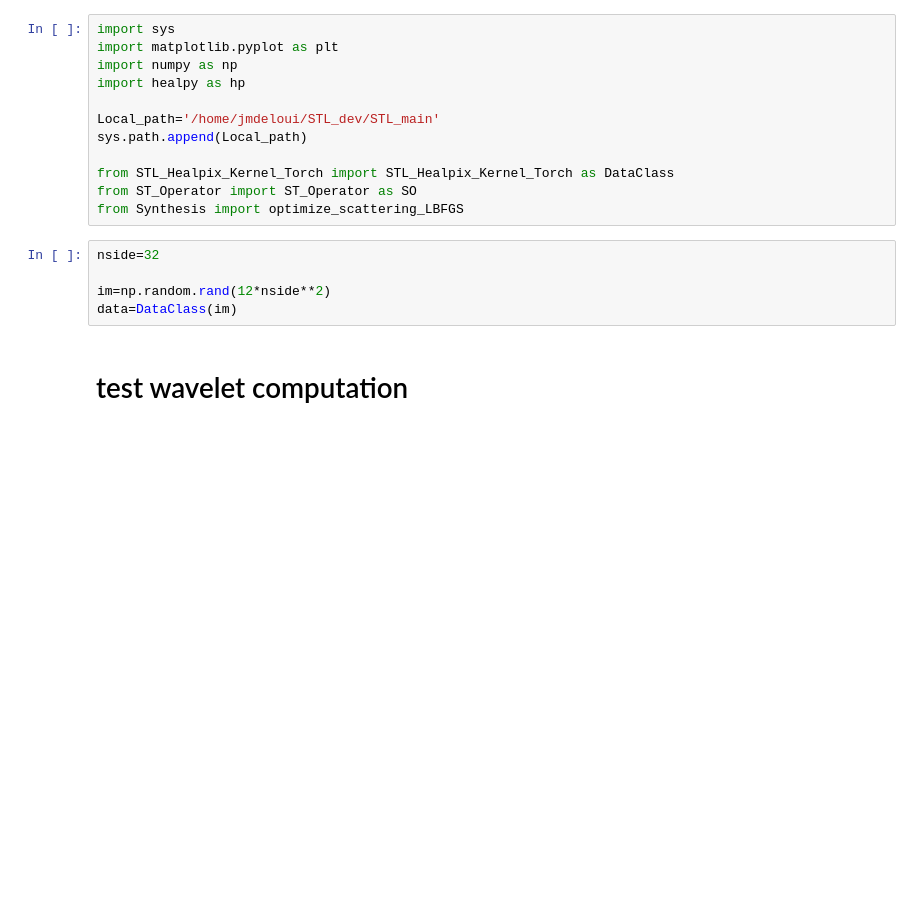
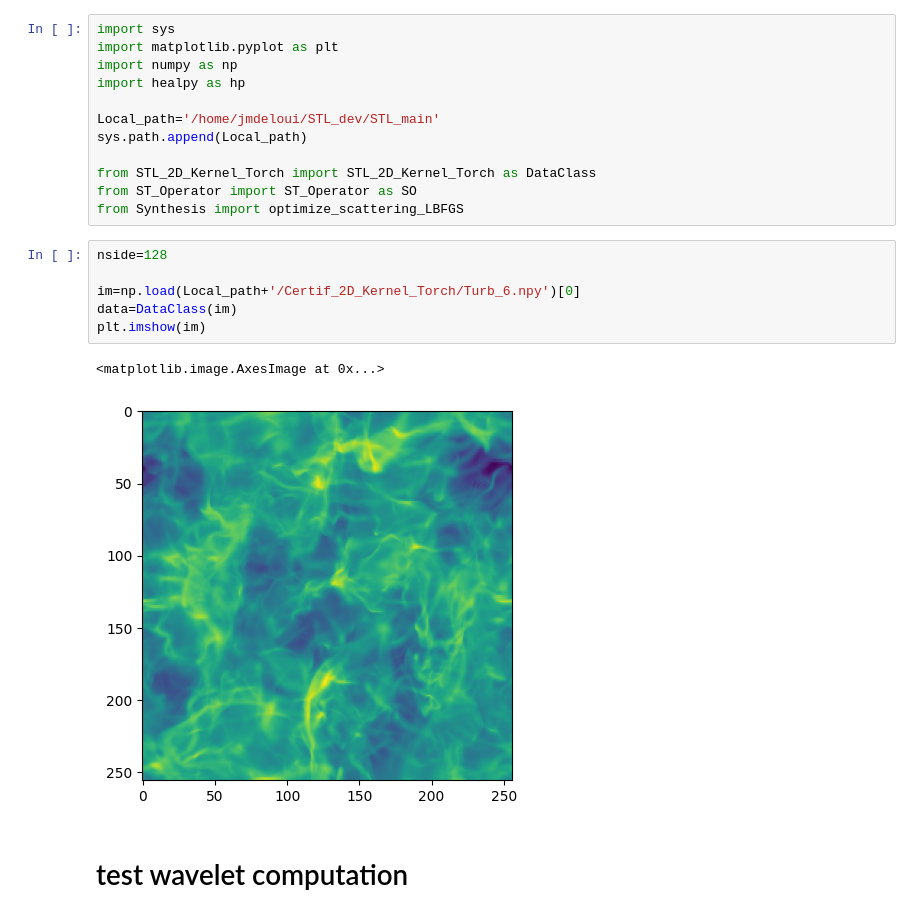
Before and after one commit to Eralys/STL_dev, a Jupyter notebook: STL_main/Certif_2D_Kernel_Torch/Certification_Notebook_2D_kernel.ipynb, the cells around one changed output. Saved outputs shown, nothing was run; the diff lists cells and outputs as text; blank space fills up the shorter version.

```diff
--- a/STL_main/Certif_2D_Kernel_Torch/Certification_Notebook_2D_kernel.ipynb
+++ b/STL_main/Certif_2D_Kernel_Torch/Certification_Notebook_2D_kernel.ipynb
@@ -7,14 +7,18 @@ import healpy as hp
 Local_path='/home/jmdeloui/STL_dev/STL_main'
 sys.path.append(Local_path)
 
-from STL_Healpix_Kernel_Torch import STL_Healpix_Kernel_Torch as DataClass
+from STL_2D_Kernel_Torch import STL_2D_Kernel_Torch as DataClass
 from ST_Operator import ST_Operator as SO
 from Synthesis import optimize_scattering_LBFGS
 # %%
-nside=32
+nside=128
 
-im=np.random.rand(12*nside**2)
+im=np.load(Local_path+'/Certif_2D_Kernel_Torch/Turb_6.npy')[0]
 data=DataClass(im)
+plt.imshow(im)
+# %% [output]
+<matplotlib.image.AxesImage at 0x...>
+[figure, added]
 # %% [markdown]
 # test wavelet computation
 # %%
```
Also changed, not shown: parts of 6 cells of this notebook, 7 other files.
